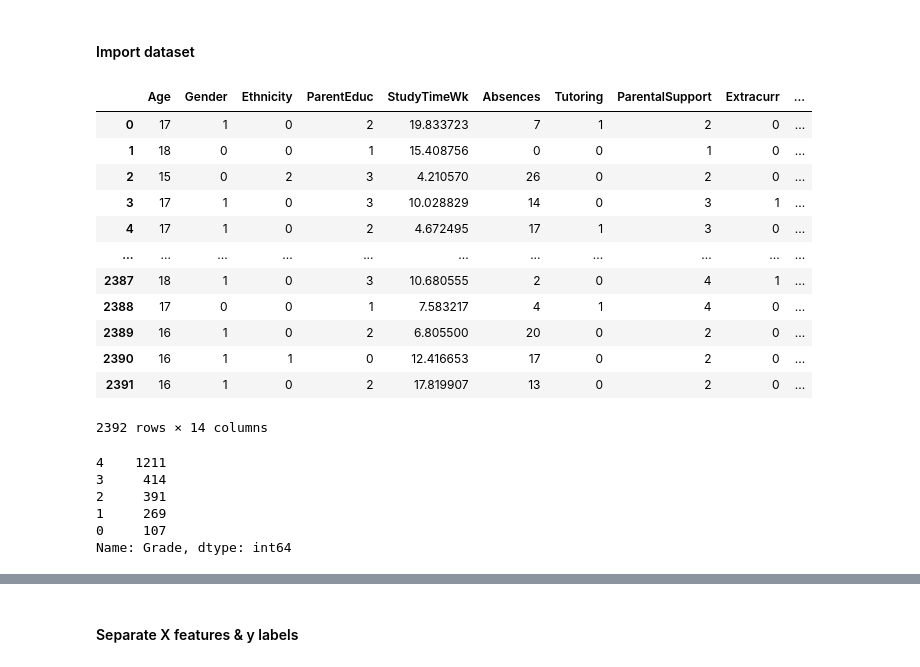
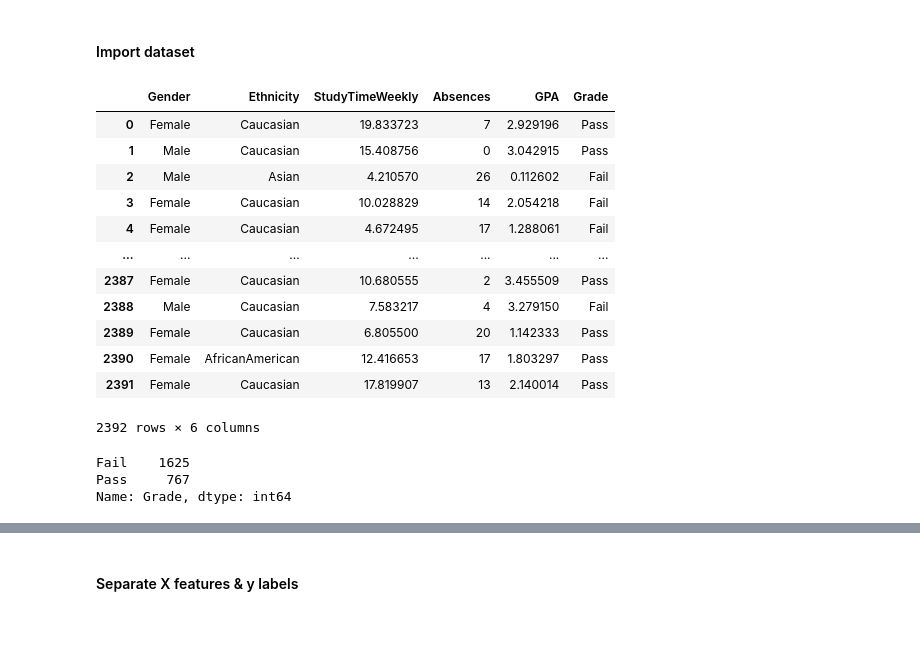
Before and after one commit to btemovska/Machine_Learning, a Jupyter notebook: 2. Classification/2.2 K-NearestNeighbor(K-NN)-StudentPerformance.ipynb, the cells around one changed output, grey strips where cells are left out. Cells and saved outputs as stored; diff of their text form; code cells hidden in the pictures; blank space fills up the shorter version.

```diff
--- a/2. Classification/2.2 K-NearestNeighbor(K-NN)-StudentPerformance.ipynb
+++ b/2. Classification/2.2 K-NearestNeighbor(K-NN)-StudentPerformance.ipynb
@@ -30,34 +30,29 @@ display(HTML("<style>.container { width:95% !important; }</style>"))
 # %% [markdown]
 #### Import dataset
 # %%
-df = pd.read_csv('Student_performance_data _.csv')
-df = df.drop(columns=['StudentID'])
-df['GradeClass'] = df['GradeClass'].astype(int)
-df.rename(columns = {'ParentalEducation': 'ParentEduc', 'Volunteering': 'Volunt', 'StudyTimeWeekly':
-                     'StudyTimeWk', 'GradeClass': 'Grade', 'Extracurricular': 'Extracurr'}, inplace=True)
-df
+dataset = pd.read_csv('Student_performance_data _2.csv')
+dataset = dataset.drop(columns=['StudentID', 'Age' , 'ParentalEducation', 'Tutoring', 'ParentalSupport', 'Extracurricular', 'Sports', 'Music', 'Volunteering'])
+dataset.rename(columns = { 'GradeClass': 'Grade'}, inplace=True)
+dataset
 # %% [output]
-|  | Age | Gender | Ethnicity | ParentEduc | StudyTimeWk | Absences | Tutoring | ParentalSupport | Extracurr | ... |
-| 0 | 17 | 1 | 0 | 2 | 19.833723 | 7 | 1 | 2 | 0 | ... |
-| 1 | 18 | 0 | 0 | 1 | 15.408756 | 0 | 0 | 1 | 0 | ... |
-| 2 | 15 | 0 | 2 | 3 | 4.210570 | 26 | 0 | 2 | 0 | ... |
-| 3 | 17 | 1 | 0 | 3 | 10.028829 | 14 | 0 | 3 | 1 | ... |
-| 4 | 17 | 1 | 0 | 2 | 4.672495 | 17 | 1 | 3 | 0 | ... |
-| ... | ... | ... | ... | ... | ... | ... | ... | ... | ... | ... |
-| 2387 | 18 | 1 | 0 | 3 | 10.680555 | 2 | 0 | 4 | 1 | ... |
-| 2388 | 17 | 0 | 0 | 1 | 7.583217 | 4 | 1 | 4 | 0 | ... |
-| 2389 | 16 | 1 | 0 | 2 | 6.805500 | 20 | 0 | 2 | 0 | ... |
-| 2390 | 16 | 1 | 1 | 0 | 12.416653 | 17 | 0 | 2 | 0 | ... |
-| 2391 | 16 | 1 | 0 | 2 | 17.819907 | 13 | 0 | 2 | 0 | ... |
+|  | Gender | Ethnicity | StudyTimeWeekly | Absences | GPA | Grade |
+| 0 | Female | Caucasian | 19.833723 | 7 | 2.929196 | Pass |
+| 1 | Male | Caucasian | 15.408756 | 0 | 3.042915 | Pass |
+| 2 | Male | Asian | 4.210570 | 26 | 0.112602 | Fail |
+| 3 | Female | Caucasian | 10.028829 | 14 | 2.054218 | Fail |
+| 4 | Female | Caucasian | 4.672495 | 17 | 1.288061 | Fail |
+| ... | ... | ... | ... | ... | ... | ... |
+| 2387 | Female | Caucasian | 10.680555 | 2 | 3.455509 | Pass |
+| 2388 | Male | Caucasian | 7.583217 | 4 | 3.279150 | Fail |
+| 2389 | Female | Caucasian | 6.805500 | 20 | 1.142333 | Pass |
+| 2390 | Female | AfricanAmerican | 12.416653 | 17 | 1.803297 | Pass |
+| 2391 | Female | Caucasian | 17.819907 | 13 | 2.140014 | Pass |
-2392 rows × 14 columns
+2392 rows × 6 columns
 # %%
-df['Grade'].value_counts()
+dataset['Grade'].value_counts()
 #there is little bit of imbalanced dataset
 # %% [output]
-4    1211
-3     414
-2     391
-1     269
-0     107
+Fail    1625
+Pass     767
 Name: Grade, dtype: int64
 # %%
```
Also changed, not shown: parts of 22 cells of this notebook, 3 other files.
